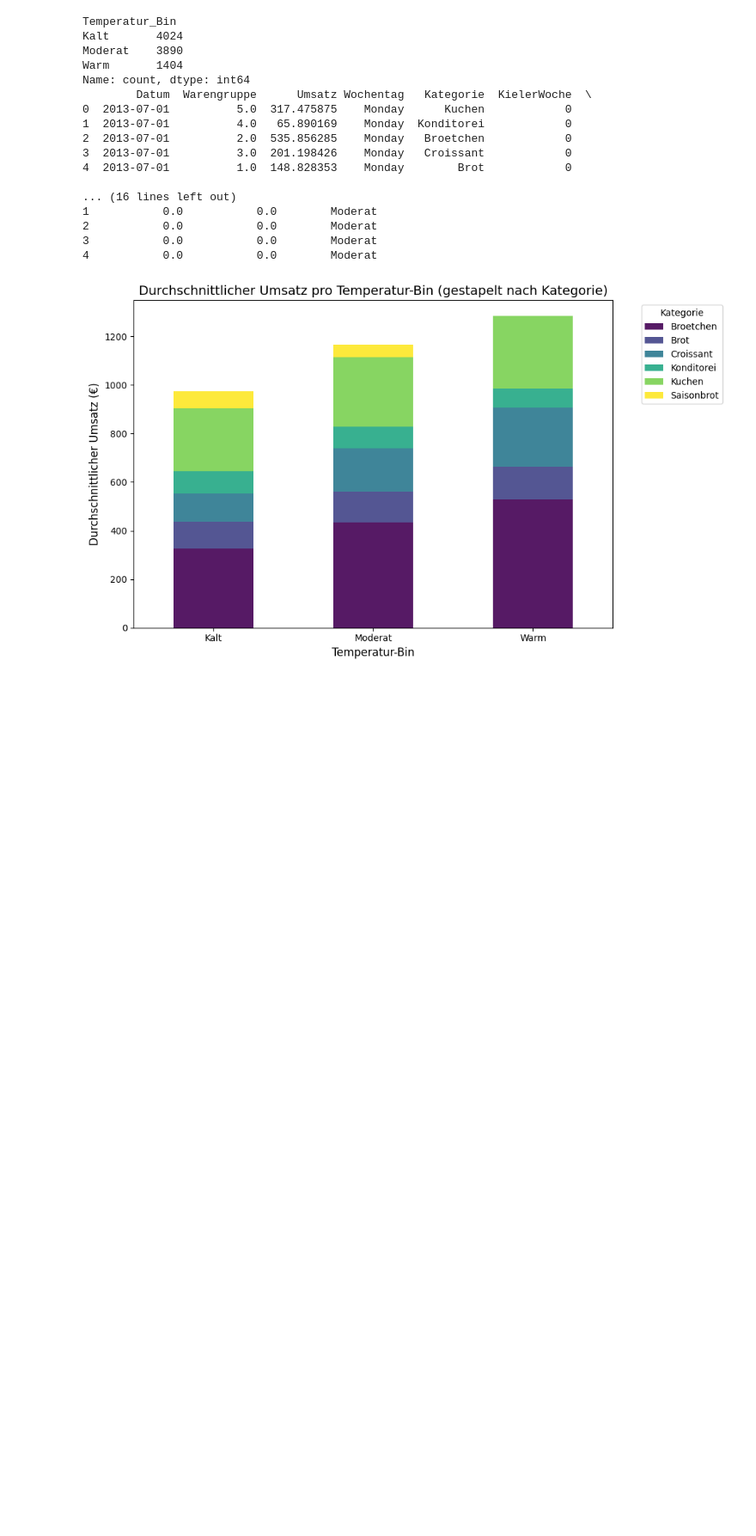
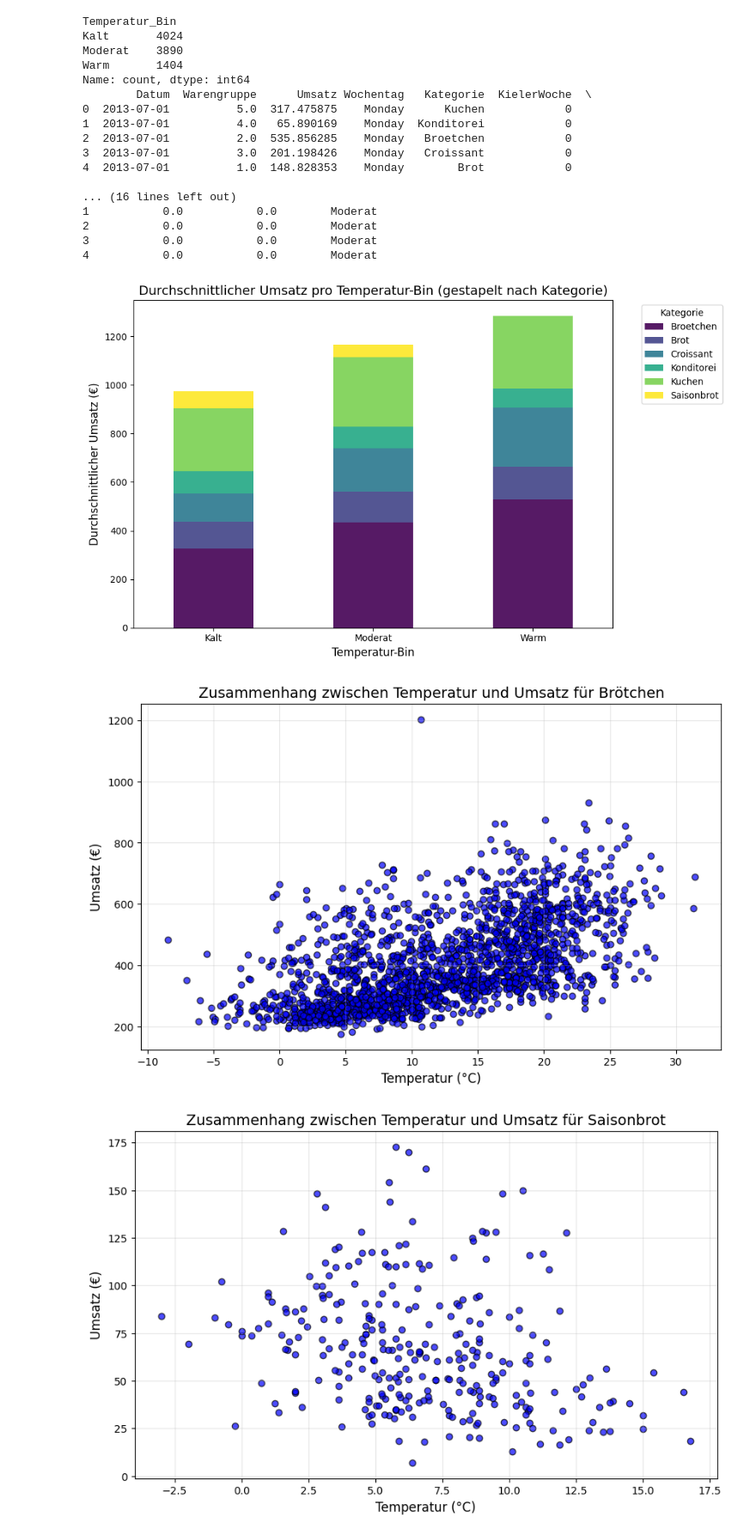
Before and after one commit to Heidikowski/Bakery-Project, a Jupyter notebook: 0_DataPreparation/Code/grafiken_umsatz.ipynb, the cells around one changed output. Shown at 86% size. Cells and saved outputs as stored; diff of their text form; code cells hidden in the pictures; blank space fills up the shorter version.

```diff
--- a/0_DataPreparation/Code/grafiken_umsatz.ipynb
+++ b/0_DataPreparation/Code/grafiken_umsatz.ipynb
@@ -391,20 +391,58 @@ Name: count, dtype: int64
 4           0.0           0.0        Moderat
 [figure]
 # %%
+# Scatterplots erstellen zur Korrelation von Temperatur und Umsatz einzelner Backwaren
+
 import matplotlib.pyplot as plt
 
 # Daten filtern: Nur Brötchen aus der Kategorie auswählen
 broetchen_data = umsatz_gesamt[umsatz_gesamt['Kategorie'] == 'Broetchen']
 
 # Scatterplot erstellen
 plt.figure(figsize=(10, 6))
 plt.scatter(broetchen_data['Temperatur'], broetchen_data['Umsatz'], alpha=0.7, color='blue', edgecolor='k')
 
 # Diagramm formatieren
 plt.title('Zusammenhang zwischen Temperatur und Umsatz für Brötchen', fontsize=14)
 plt.xlabel('Temperatur (°C)', fontsize=12)
 plt.ylabel('Umsatz (€)', fontsize=12)
 plt.grid(True, alpha=0.3)  # Optionale Rasterlinien
 
 # Diagramm anzeigen
 plt.show()
+
+# Daten filtern: Nur Saisonbrot aus der Kategorie auswählen
+saisonbrot_data = umsatz_gesamt[umsatz_gesamt['Kategorie'] == 'Saisonbrot']
+
+# Scatterplot erstellen
+plt.figure(figsize=(10, 6))
+plt.scatter(saisonbrot_data['Temperatur'], saisonbrot_data['Umsatz'], alpha=0.7, color='blue', edgecolor='k')
+
+# Diagramm formatieren
+plt.title('Zusammenhang zwischen Temperatur und Umsatz für Saisonbrot', fontsize=14)
+plt.xlabel('Temperatur (°C)', fontsize=12)
+plt.ylabel('Umsatz (€)', fontsize=12)
+plt.grid(True, alpha=0.3)  # Optionale Rasterlinien
+
+# Diagramm anzeigen
+plt.show()
+
+
+# Daten filtern: Nur Croissant aus der Kategorie auswählen
+croissant_data = umsatz_gesamt[umsatz_gesamt['Kategorie'] == 'Croissant']
+
+# Scatterplot erstellen
+plt.figure(figsize=(10, 6))
+plt.scatter(croissant_data['Temperatur'], croissant_data['Umsatz'], alpha=0.7, color='blue', edgecolor='k')
+
+# Diagramm formatieren
+plt.title('Zusammenhang zwischen Temperatur und Umsatz für Croissant', fontsize=14)
+plt.xlabel('Temperatur (°C)', fontsize=12)
+plt.ylabel('Umsatz (€)', fontsize=12)
+plt.grid(True, alpha=0.3)  # Optionale Rasterlinien
+
+# Diagramm anzeigen
+plt.show()
+# %% [output]
+[figure, added]
+[figure, added]
```
Also changed, not shown: parts of 1 cell of this notebook, 1 other file.
